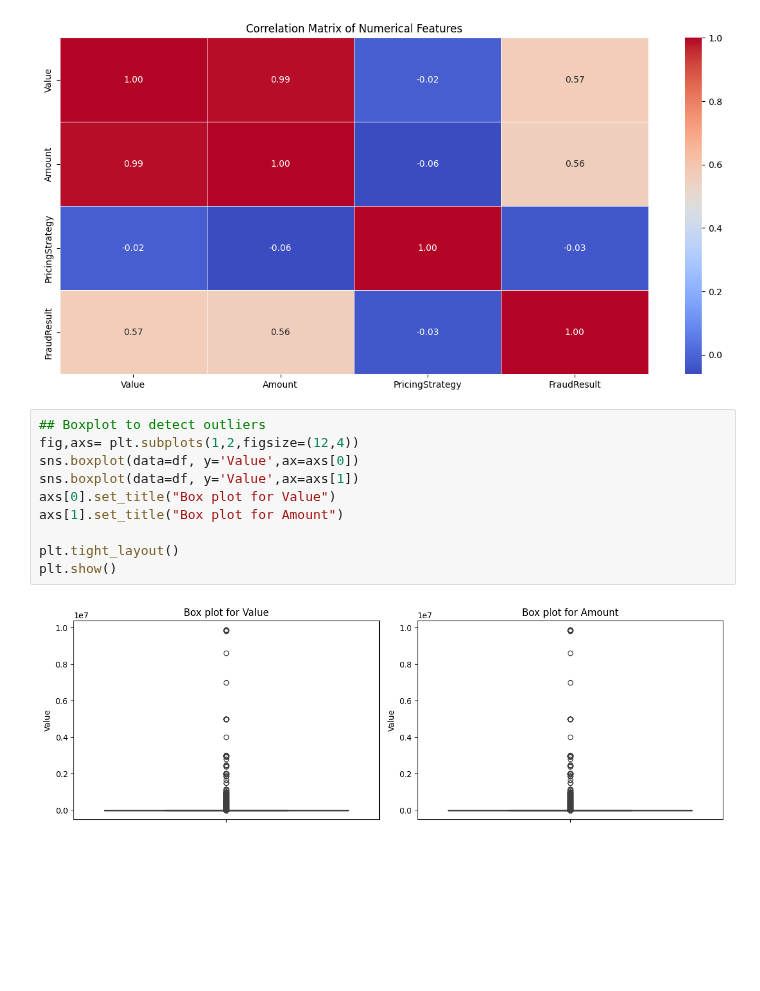
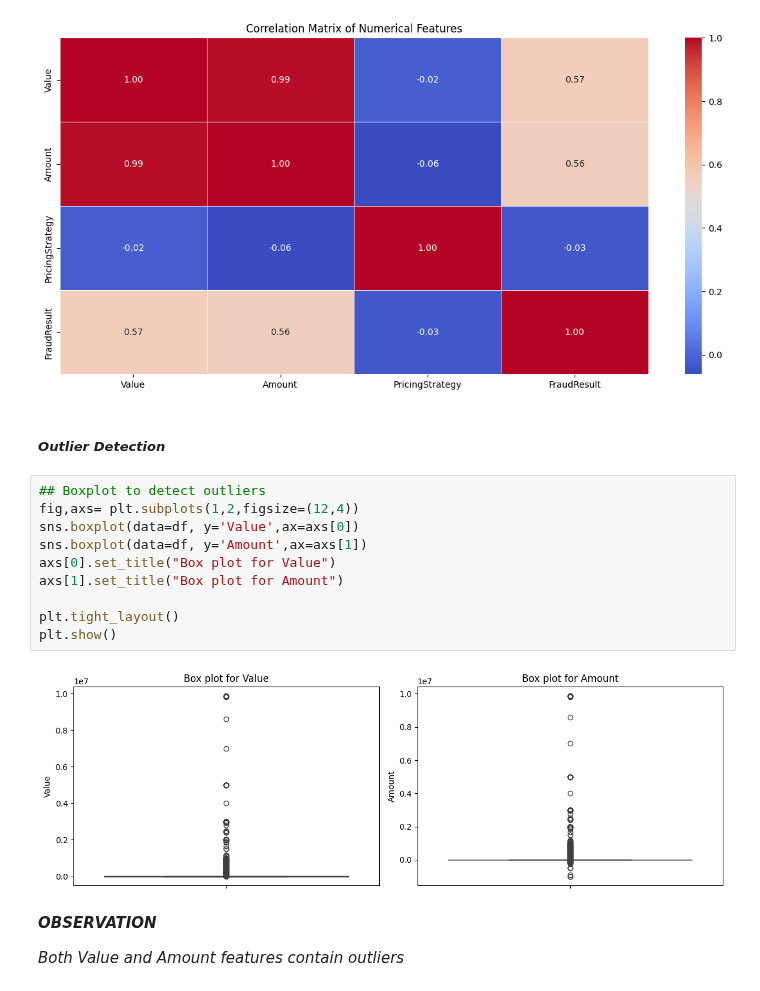
Before and after one commit to wastb/Credit-Risk-and-Scoring, a Jupyter notebook: notebooks/data_exploration.ipynb, the cells around one changed output. Drawn from its saved outputs; the diff is of its cells as text; blank space fills up the shorter version.

```diff
--- a/notebooks/data_exploration.ipynb
+++ b/notebooks/data_exploration.ipynb
@@ -135,15 +149,21 @@ plt.tight_layout()
 plt.show()
 # %% [output]
 [figure]
+# %% [markdown]
+##### ***Outlier Detection***
 # %%
 ## Boxplot to detect outliers
 fig,axs= plt.subplots(1,2,figsize=(12,4))
 sns.boxplot(data=df, y='Value',ax=axs[0])
-sns.boxplot(data=df, y='Value',ax=axs[1])
+sns.boxplot(data=df, y='Amount',ax=axs[1])
 axs[0].set_title("Box plot for Value")
 axs[1].set_title("Box plot for Amount")
 
 plt.tight_layout()
 plt.show()
 # %% [output]
-[figure, old version]
+[figure, new version]
+# %% [markdown]
+***OBSERVATION***
+
+*Both Value and Amount features contain outliers*
```
Also changed, not shown: parts of 19 cells of this notebook.
